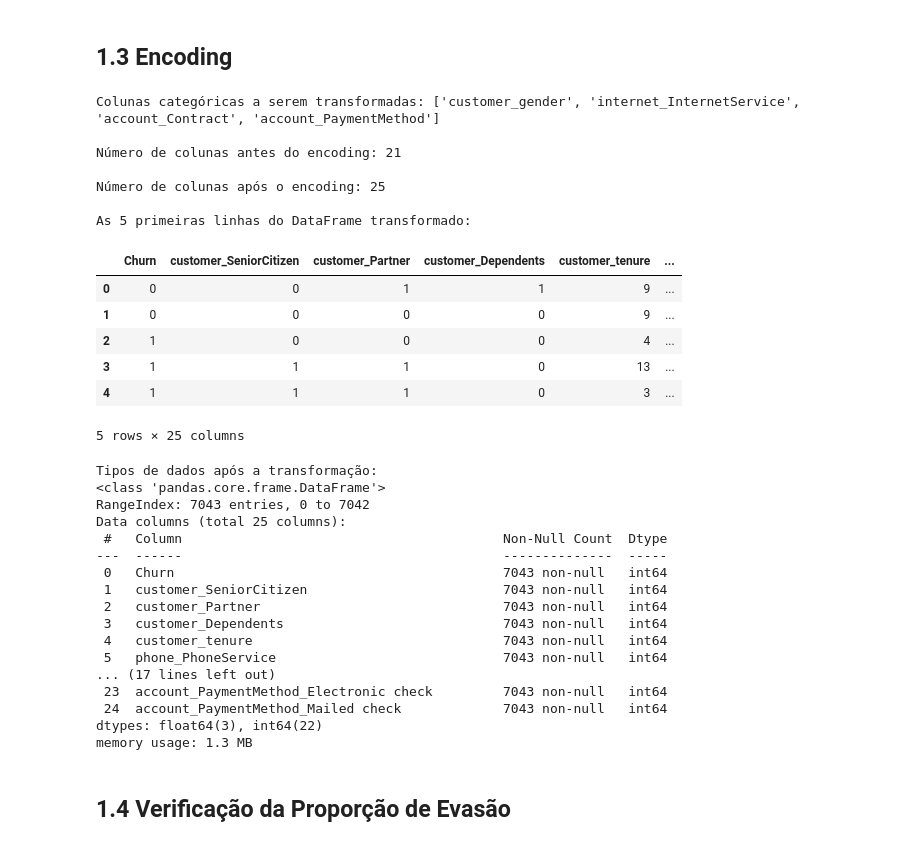
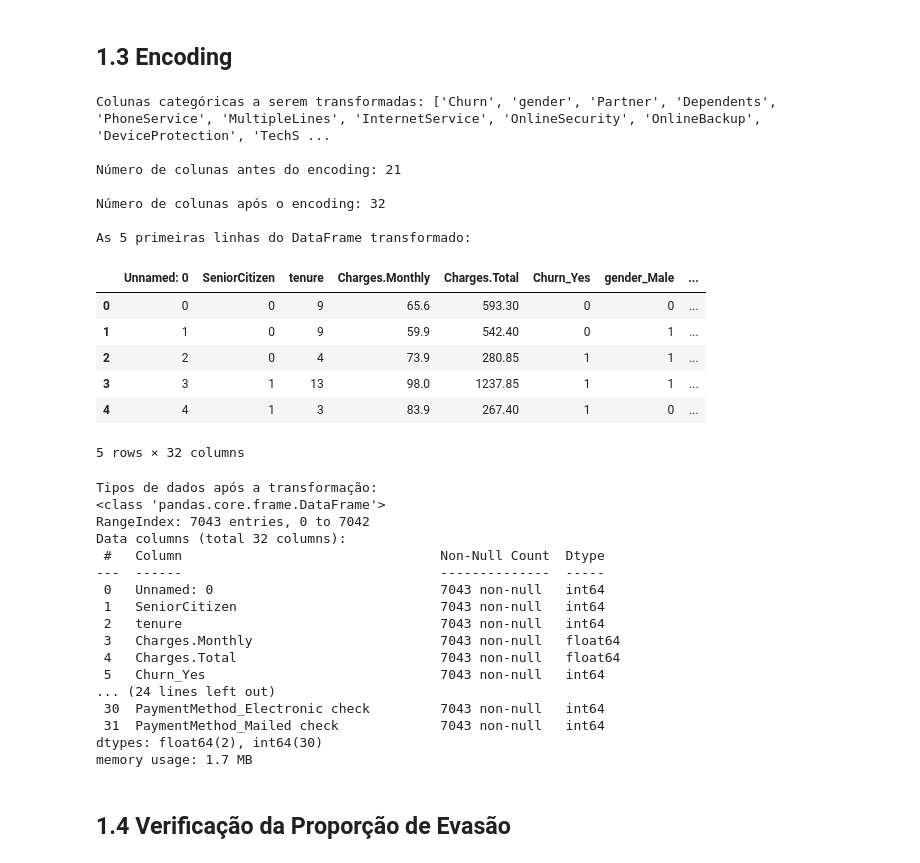
Before and after one commit to zapjai/Desafio-Telecom2, a Jupyter notebook: Telecom2.ipynb, the cells around one changed output. Cells and saved outputs as stored; diff of their text form; code cells hidden in the pictures.

```diff
--- a/Telecom2.ipynb
+++ b/Telecom2.ipynb
@@ -15,12 +15,12 @@ sns.set_style('whitegrid')
 plt.rcParams['figure.figsize'] = (10, 6)
 
 # URL do arquivo CSV "Raw" do GitHub
-url_dados = 'https://raw.githubusercontent.com/zapjai/Desafio-Telecom2/refs/heads/main/DadosLimpos.csv'
+url_dados = 'https://raw.githubusercontent.com/zapjai/Desafio-Telecom2/refs/heads/main/Dlimp.csv'
 
 # Carregando os dados diretamente da URL
 try:
     df_limpo = pd.read_csv(url_dados)
-    print("Arquivo 'DadosLimpos.csv' carregado com sucesso diretamente do GitHub!")
+    print("Arquivo 'Dlimp.csv' carregado com sucesso diretamente do GitHub!")
 except Exception as e:
     print(f"Erro ao carregar os dados da URL: {e}")
     print("Verifique se a URL está correta e se o arquivo existe no repositório.")
@@ -29,7 +29,7 @@ except Exception as e:
 # Visualização das primeiras linhas
 if 'df_limpo' in locals():
     print("\nPrimeiras linhas do DataFrame:")
-    display(df_tratado.head())
+    display(df_limpo.head())
 
     print ("\nInformações gerais do DataFrame:")
     df_limpo.info()
@@ -66,11 +66,11 @@ memory usage: 1.2+ MB
 # %%
 # Visualização de colunas atuais
 print("Colunas antes da remoção:")
-print(df_tratado.columns.tolist())
-print(f"\nNúmero de colunas antes: {df_tratado.shape[1]}")
+print(df_limpo.columns.tolist())
+print(f"\nNúmero de colunas antes: {df_limpo.shape[1]}")
 
 # Removendo a coluna de identificação de cliente
-df_tratado = df_tratado.drop('customerID', axis=1)
+df_limpo = df_limpo.drop('customerID', axis=1)
 
 # Confirmando a remoção
 print("\n-------------------------------------------")
@@ -78,7 +78,7 @@ print("Coluna 'customerID' removida com sucesso!")
 print("-------------------------------------------")
 
 print("\nColunas após a remoção:")
-print(df_tratado.columns.tolist())
-print(f"\nNúmero de colunas agora: {df_tratado.shape[1]}")
+print(df_limpo.columns.tolist())
+print(f"\nNúmero de colunas agora: {df_limpo.shape[1]}")
 # %% [output]
 Colunas antes da remoção:
@@ -98,56 +98,56 @@ Número de colunas agora: 21
 ## 1.3 Encoding
 # %%
 # Criação de uma cópia do DataFrame, por garantia.
-df_encoded = df_tratado.copy()
+df_encoded = df_limpo.copy()
 
 # identificando as colunas categóricas que ainda não são numéricas
 colunas_categoricas = df_encoded.select_dtypes(include=['object']).columns.tolist()
 
 print("Colunas categóricas a serem transformadas:", colunas_categoricas)
 print(f"\nNúmero de colunas antes do encoding: {df_encoded.shape[1]}")
 
 # Aplicando one-hot encoding
 df_encoded = pd.get_dummies(df_encoded, columns=colunas_categoricas, drop_first=True, dtype=int)
 
 # Exibindo o resultado
 print(f"\nNúmero de colunas após o encoding: {df_encoded.shape[1]}")
 print("\nAs 5 primeiras linhas do DataFrame transformado:")
 display(df_encoded.head())
 
 print("\nTipos de dados após a transformação:")
 df_encoded.info()
 # %% [output]
-Colunas categóricas a serem transformadas: ['customer_gender', 'internet_InternetService', 'account_Contract', 'account_PaymentMethod']
+Colunas categóricas a serem transformadas: ['Churn', 'gender', 'Partner', 'Dependents', 'PhoneService', 'MultipleLines', 'InternetService', 'OnlineSecurity', 'OnlineBackup', 'DeviceProtection', 'TechS ...
 
 Número de colunas antes do encoding: 21
 
-Número de colunas após o encoding: 25
+Número de colunas após o encoding: 32
 
 As 5 primeiras linhas do DataFrame transformado:
-|  | Churn | customer_SeniorCitizen | customer_Partner | customer_Dependents | customer_tenure | ... |
-| 0 | 0 | 0 | 1 | 1 | 9 | ... |
-| 1 | 0 | 0 | 0 | 0 | 9 | ... |
-| 2 | 1 | 0 | 0 | 0 | 4 | ... |
-| 3 | 1 | 1 | 1 | 0 | 13 | ... |
-| 4 | 1 | 1 | 1 | 0 | 3 | ... |
+|  | Unnamed: 0 | SeniorCitizen | tenure | Charges.Monthly | Charges.Total | Churn_Yes | gender_Male | ... |
+| 0 | 0 | 0 | 9 | 65.6 | 593.30 | 0 | 0 | ... |
+| 1 | 1 | 0 | 9 | 59.9 | 542.40 | 0 | 1 | ... |
+| 2 | 2 | 0 | 4 | 73.9 | 280.85 | 1 | 1 | ... |
+| 3 | 3 | 1 | 13 | 98.0 | 1237.85 | 1 | 1 | ... |
+| 4 | 4 | 1 | 3 | 83.9 | 267.40 | 1 | 0 | ... |
-5 rows × 25 columns
+5 rows × 32 columns
 Tipos de dados após a transformação:
 <class 'pandas.core.frame.DataFrame'>
 RangeIndex: 7043 entries, 0 to 7042
-Data columns (total 25 columns):
- #   Column                                         Non-Null Count  Dtype
----  ------                                         --------------  -----
- 0   Churn                                          7043 non-null   int64
- 1   customer_SeniorCitizen                         7043 non-null   int64
- 2   customer_Partner                               7043 non-null   int64
- 3   customer_Dependents                            7043 non-null   int64
- 4   customer_tenure                                7043 non-null   int64
- 5   phone_PhoneService                             7043 non-null   int64
-... (17 lines left out)
- 23  account_PaymentMethod_Electronic check         7043 non-null   int64
- 24  account_PaymentMethod_Mailed check             7043 non-null   int64
-dtypes: float64(3), int64(22)
-memory usage: 1.3 MB
+Data columns (total 32 columns):
+ #   Column                                 Non-Null Count  Dtype
+---  ------                                 --------------  -----
+ 0   Unnamed: 0                             7043 non-null   int64
+ 1   SeniorCitizen                          7043 non-null   int64
+ 2   tenure                                 7043 non-null   int64
+ 3   Charges.Monthly                        7043 non-null   float64
+ 4   Charges.Total                          7043 non-null   float64
+ 5   Churn_Yes                              7043 non-null   int64
+... (24 lines left out)
+ 30  PaymentMethod_Electronic check         7043 non-null   int64
+ 31  PaymentMethod_Mailed check             7043 non-null   int64
+dtypes: float64(2), int64(30)
+memory usage: 1.7 MB
 # %% [markdown]
 ## 1.4 Verificação da Proporção de Evasão
 # %%
```
Also changed, not shown: parts of 26 cells of this notebook.
